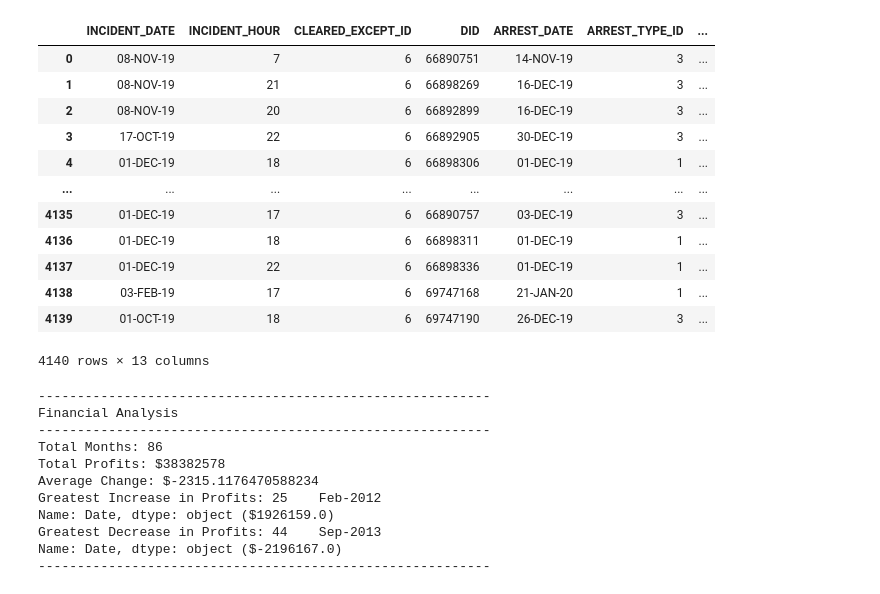
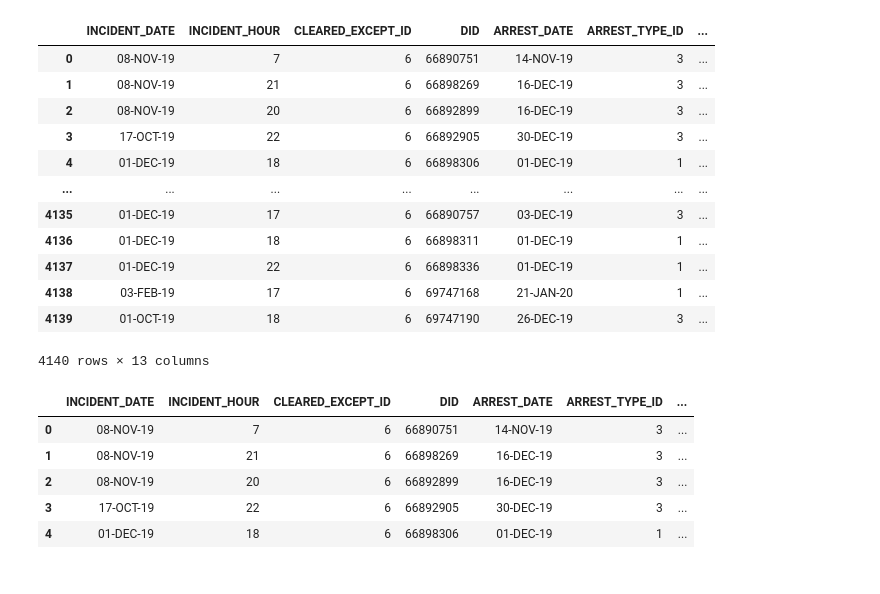
Before and after one commit to Jorgehdzdata/Project1_group3, a Jupyter notebook: Nicole1.ipynb, the cells around one changed output. Drawn from its saved outputs; the diff is of its cells as text; code cells hidden in the pictures.

```diff
--- a/Nicole1.ipynb
+++ b/Nicole1.ipynb
@@ -86,17 +88,13 @@ clean2019
 | 4138 | 03-FEB-19 | 17 | 6 | 69747168 | 21-JAN-20 | 1 | ... |
 | 4139 | 01-OCT-19 | 18 | 6 | 69747190 | 26-DEC-19 | 3 | ... |
 4140 rows × 13 columns
-# %%
-clean2009
-# %% [output]
-----------------------------------------------------------
-Financial Analysis
-----------------------------------------------------------
-Total Months: 86
-Total Profits: $38382578
-Average Change: $-2315.1176470588234
-Greatest Increase in Profits: 25    Feb-2012
-Name: Date, dtype: object ($1926159.0)
-Greatest Decrease in Profits: 44    Sep-2013
-Name: Date, dtype: object ($-2196167.0)
-----------------------------------------------------------
+# %%
+clean2019['month']=pd.DatetimeIndex(clean2019['INCIDENT_DATE']).month
+clean2019.head()
+# %% [output]
+|  | INCIDENT_DATE | INCIDENT_HOUR | CLEARED_EXCEPT_ID | DID | ARREST_DATE | ARREST_TYPE_ID | ... |
+| 0 | 08-NOV-19 | 7 | 6 | 66890751 | 14-NOV-19 | 3 | ... |
+| 1 | 08-NOV-19 | 21 | 6 | 66898269 | 16-DEC-19 | 3 | ... |
+| 2 | 08-NOV-19 | 20 | 6 | 66892899 | 16-DEC-19 | 3 | ... |
+| 3 | 17-OCT-19 | 22 | 6 | 66892905 | 30-DEC-19 | 3 | ... |
+| 4 | 01-DEC-19 | 18 | 6 | 66898306 | 01-DEC-19 | 1 | ... |
```
Also changed, not shown: parts of 13 cells of this notebook.
